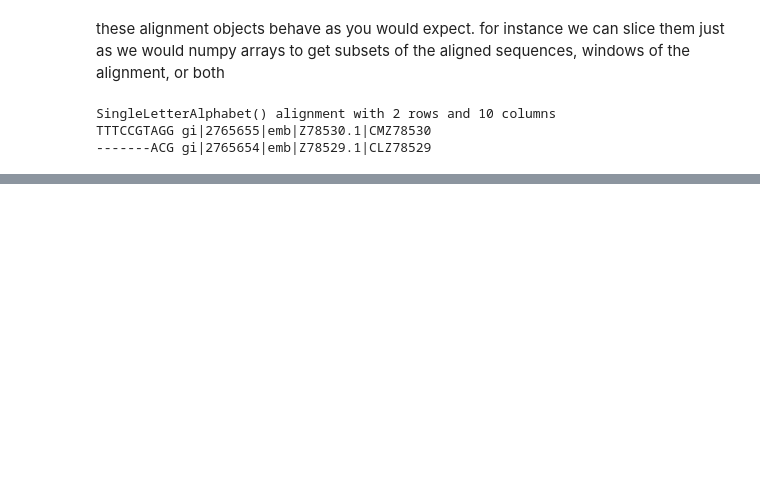
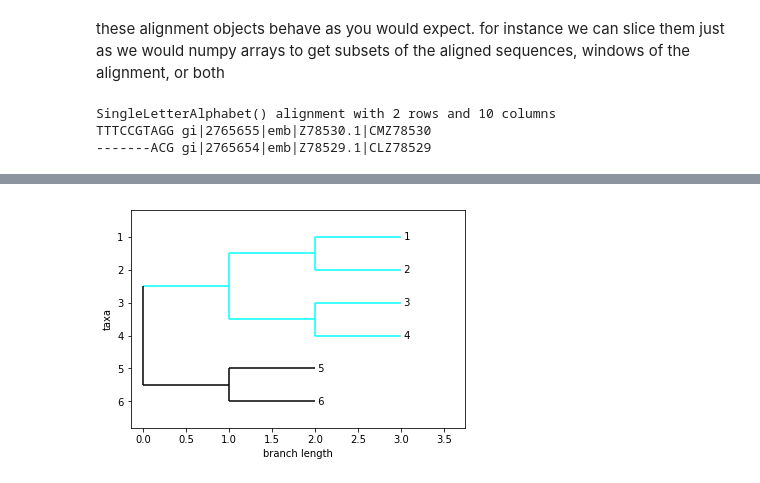
Before and after one commit to andrewkern/biol610, a Jupyter notebook: notebooks/lecture8.ipynb, the cells around one changed output, grey strips where cells are left out. Drawn from its saved outputs; the diff is of its cells as text; code cells hidden in the pictures; blank space fills up the shorter version.

```diff
--- a/notebooks/lecture8.ipynb
+++ b/notebooks/lecture8.ipynb
@@ -210,0 +273,6 @@ TTTCCGTAGG gi|2765655|emb|Z78530.1|CMZ78530
+# %%
+mrca = tree.common_ancestor({"name": "1"}, {"name": "3"})
+mrca.color="cyan"
+Phylo.draw(tree)
+# %% [output]
+[figure, added]
```
Also changed, not shown: parts of 16 cells of this notebook, 3 other files.
